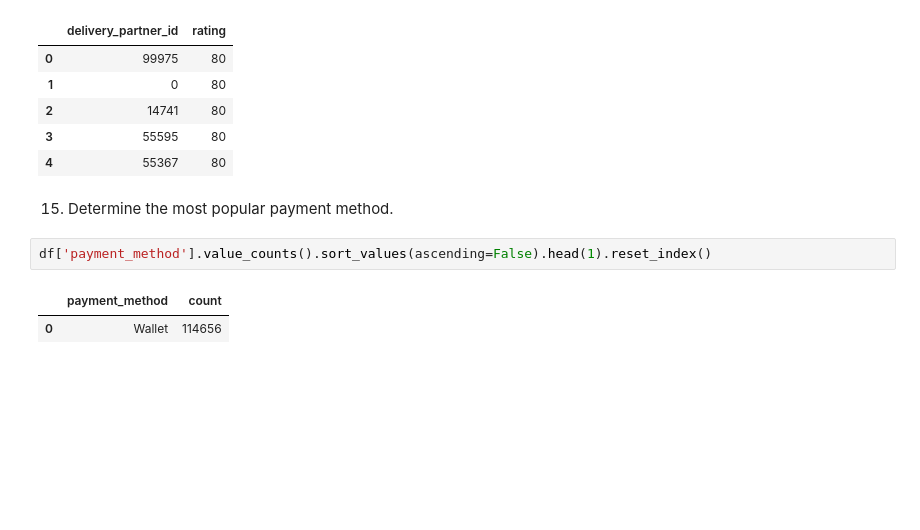
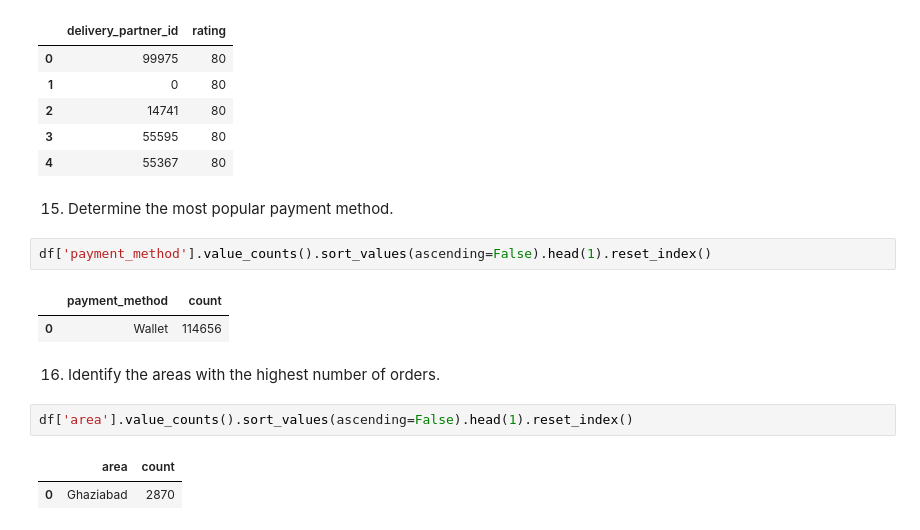
Before and after one commit to akxiit/Normal-Data-Visulization, a Jupyter notebook: notebooks/Sales-analysis/Master-table.ipynb, the cells around one changed output. Drawn from its saved outputs; the diff is of its cells as text; blank space fills up the shorter version.

```diff
--- a/notebooks/Sales-analysis/Master-table.ipynb
+++ b/notebooks/Sales-analysis/Master-table.ipynb
@@ -222,3 +222,10 @@ df['payment_method'].value_counts().sort_values(ascending=False).head(1).reset_i
 # %% [output]
 |  | payment_method | count |
 | 0 | Wallet | 114656 |
+# %% [markdown]
+16. Identify the areas with the highest number of orders.
+# %%
+df['area'].value_counts().sort_values(ascending=False).head(1).reset_index()
+# %% [output]
+|  | area | count |
+| 0 | Ghaziabad | 2870 |
```
